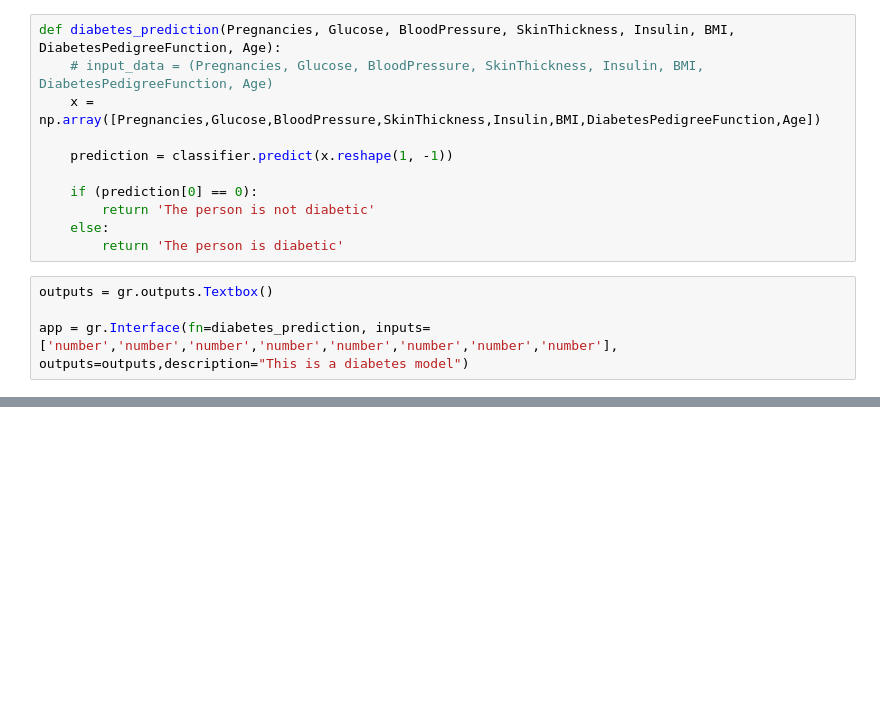
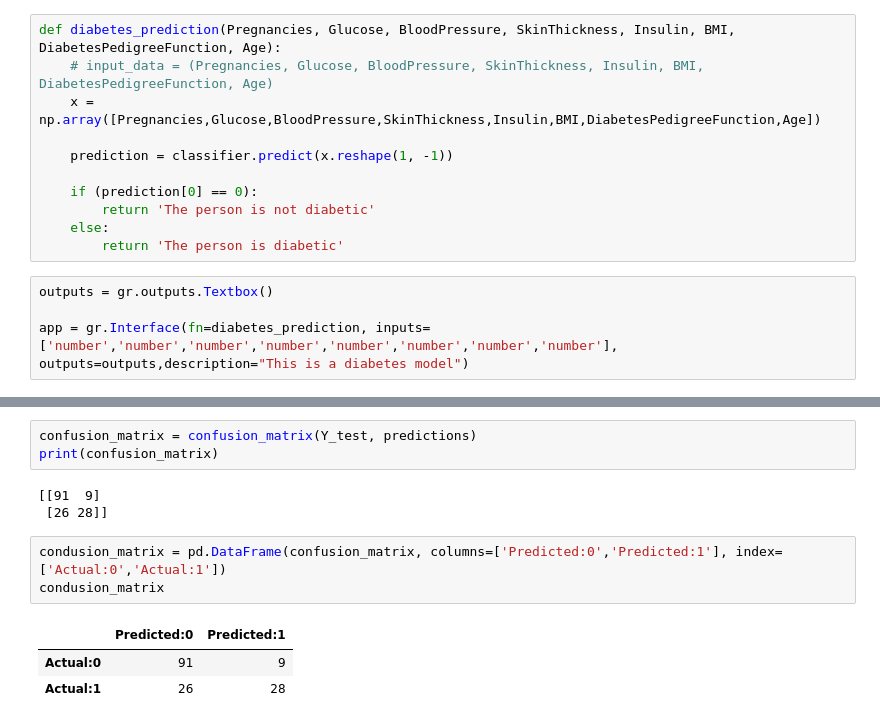
Before and after one commit to abhishektyagi2912/Diabetes_machine_learning, a Jupyter notebook: model.ipynb, the cells around one changed output, grey strips where cells are left out. Cells and saved outputs as stored; diff of their text form; blank space fills up the shorter version.

```diff
--- a/model.ipynb
+++ b/model.ipynb
@@ -298,3 +298,16 @@ Running on local URL:  http://127.0.0.1:7860
 
 Could not create share link. Please check your internet connection or our status page: https://status.gradio.app
 [interactive output not drawn]
+# %%
+confusion_matrix = confusion_matrix(Y_test, predictions)
+print(confusion_matrix)
+# %% [output]
+[[91  9]
+ [26 28]]
+# %%
+condusion_matrix = pd.DataFrame(confusion_matrix, columns=['Predicted:0','Predicted:1'], index=['Actual:0','Actual:1'])
+condusion_matrix
+# %% [output]
+|  | Predicted:0 | Predicted:1 |
+| Actual:0 | 91 | 9 |
+| Actual:1 | 26 | 28 |
```
